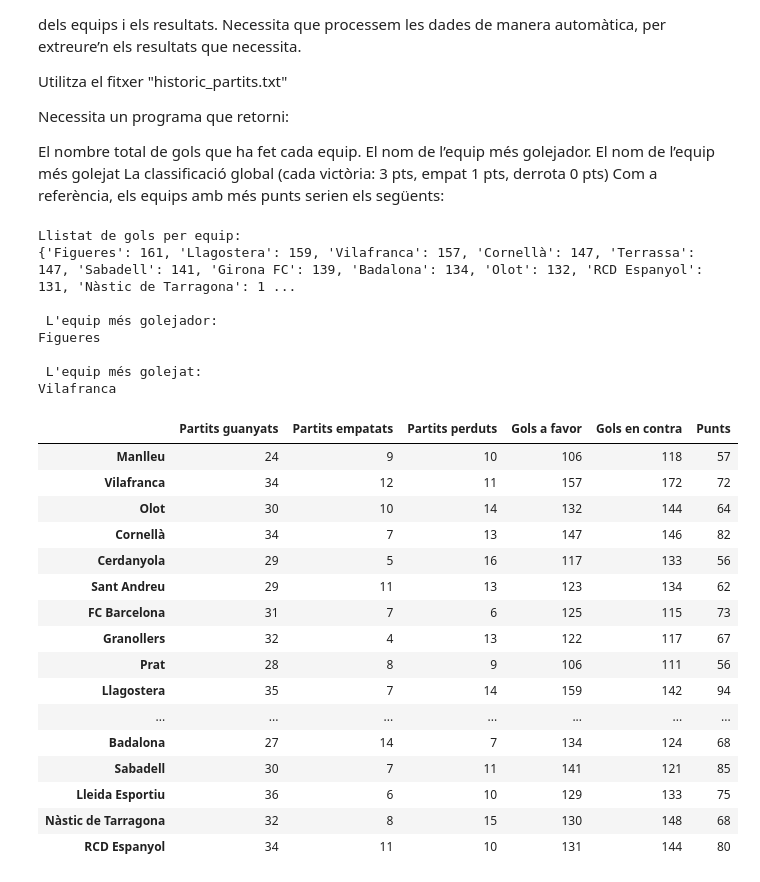
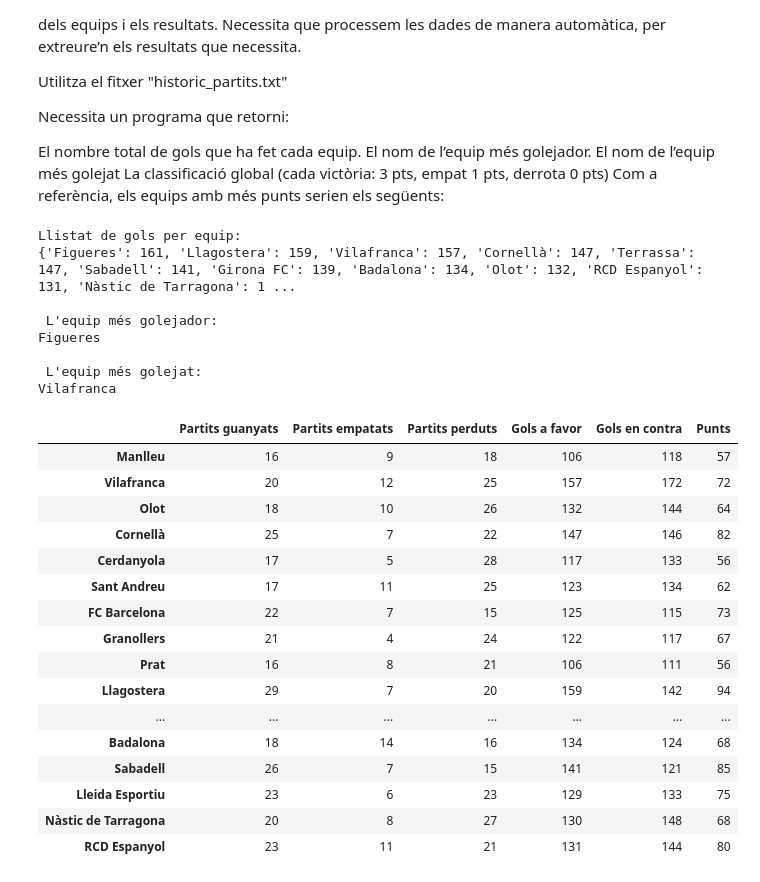
Before and after one commit to mpuigventos/Sprint_9, a Jupyter notebook: Sprint_9.ipynb, the cells around one changed output. Saved outputs shown, nothing was run; the diff lists cells and outputs as text; code cells hidden in the pictures.

```diff
--- a/Sprint_9.ipynb
+++ b/Sprint_9.ipynb
@@ -478,53 +478,53 @@ def dades_futbol(ruta_fitxer):
 
         elif partit[1]>partit[2]:
             classificacio.at[partit[0], "Partits guanyats"] = classificacio.at[partit[0], "Partits guanyats"] + 1
-            classificacio.at[partit[3], "Partits guanyats"] = classificacio.at[partit[3], "Partits guanyats"] + 1
+            classificacio.at[partit[3], "Partits perduts"] = classificacio.at[partit[3], "Partits perduts"] + 1
             classificacio.at[partit[0], "Punts"] = classificacio.at[partit[0], "Punts"] + 3
             classificacio.at[partit[0], "Gols a favor"] = classificacio.at[partit[0], "Gols a favor"] + partit[1]
             classificacio.at[partit[0], "Gols en contra"] = classificacio.at[partit[0], "Gols en contra"] + partit[2]
             classificacio.at[partit[3], "Gols a favor"] = classificacio.at[partit[3], "Gols a favor"] + partit[2]
             classificacio.at[partit[3], "Gols en contra"] = classificacio.at[partit[3], "Gols en contra"] + partit[1]
         elif partit[1]==partit[2]:
             classificacio.at[partit[0], "Partits empatats"] = classificacio.at[partit[0], "Partits empatats"] + 1
             classificacio.at[partit[3], "Partits empatats"] = classificacio.at[partit[3], "Partits empatats"] + 1
             classificacio.at[partit[0], "Punts"] = classificacio.at[partit[0], "Punts"] + 1
             classificacio.at[partit[3], "Punts"] = classificacio.at[partit[3], "Punts"] + 1
             classificacio.at[partit[0], "Gols a favor"] = classificacio.at[partit[0], "Gols a favor"] + partit[1]
             classificacio.at[partit[0], "Gols en contra"] = classificacio.at[partit[0], "Gols en contra"] + partit[2]
             classificacio.at[partit[3], "Gols a favor"] = classificacio.at[partit[3], "Gols a favor"] + partit[2]
             classificacio.at[partit[3], "Gols en contra"] = classificacio.at[partit[3], "Gols en contra"] + partit[1]
 
     gols_equip = classificacio.set_index(classificacio.index)['Gols a favor'].sort_values(ascending=False).to_dict()
     equip_golejador= classificacio['Gols a favor'].idxmax()
     equip_golejat = classificacio['Gols en contra'].idxmax()
     print(f"Llistat de gols per equip: \n{gols_equip} \n\n L'equip més golejador: \n{equip_golejador} \n\n L'equip més golejat: \n{equip_golejat}")
     return classificacio
 fitxer = "historic partits.txt"
 ruta= os.path.abspath(fitxer)
 dades_futbol(ruta)
 # %% [output]
 Llistat de gols per equip:
 {'Figueres': 161, 'Llagostera': 159, 'Vilafranca': 157, 'Cornellà': 147, 'Terrassa': 147, 'Sabadell': 141, 'Girona FC': 139, 'Badalona': 134, 'Olot': 132, 'RCD Espanyol': 131, 'Nàstic de Tarragona': 1 ...
 
  L'equip més golejador:
 Figueres
 
  L'equip més golejat:
 Vilafranca
 |  | Partits guanyats | Partits empatats | Partits perduts | Gols a favor | Gols en contra | Punts |
-| Manlleu | 24 | 9 | 10 | 106 | 118 | 57 |
-| Vilafranca | 34 | 12 | 11 | 157 | 172 | 72 |
-| Olot | 30 | 10 | 14 | 132 | 144 | 64 |
-| Cornellà | 34 | 7 | 13 | 147 | 146 | 82 |
-| Cerdanyola | 29 | 5 | 16 | 117 | 133 | 56 |
-| Sant Andreu | 29 | 11 | 13 | 123 | 134 | 62 |
-| FC Barcelona | 31 | 7 | 6 | 125 | 115 | 73 |
-| Granollers | 32 | 4 | 13 | 122 | 117 | 67 |
-| Prat | 28 | 8 | 9 | 106 | 111 | 56 |
-| Llagostera | 35 | 7 | 14 | 159 | 142 | 94 |
+| Manlleu | 16 | 9 | 18 | 106 | 118 | 57 |
+| Vilafranca | 20 | 12 | 25 | 157 | 172 | 72 |
+| Olot | 18 | 10 | 26 | 132 | 144 | 64 |
+| Cornellà | 25 | 7 | 22 | 147 | 146 | 82 |
+| Cerdanyola | 17 | 5 | 28 | 117 | 133 | 56 |
+| Sant Andreu | 17 | 11 | 25 | 123 | 134 | 62 |
+| FC Barcelona | 22 | 7 | 15 | 125 | 115 | 73 |
+| Granollers | 21 | 4 | 24 | 122 | 117 | 67 |
+| Prat | 16 | 8 | 21 | 106 | 111 | 56 |
+| Llagostera | 29 | 7 | 20 | 159 | 142 | 94 |
 | ... | ... | ... | ... | ... | ... | ... |
-| Badalona | 27 | 14 | 7 | 134 | 124 | 68 |
-| Sabadell | 30 | 7 | 11 | 141 | 121 | 85 |
-| Lleida Esportiu | 36 | 6 | 10 | 129 | 133 | 75 |
-| Nàstic de Tarragona | 32 | 8 | 15 | 130 | 148 | 68 |
-| RCD Espanyol | 34 | 11 | 10 | 131 | 144 | 80 |
+| Badalona | 18 | 14 | 16 | 134 | 124 | 68 |
+| Sabadell | 26 | 7 | 15 | 141 | 121 | 85 |
+| Lleida Esportiu | 23 | 6 | 23 | 129 | 133 | 75 |
+| Nàstic de Tarragona | 20 | 8 | 27 | 130 | 148 | 68 |
+| RCD Espanyol | 23 | 11 | 21 | 131 | 144 | 80 |
```
